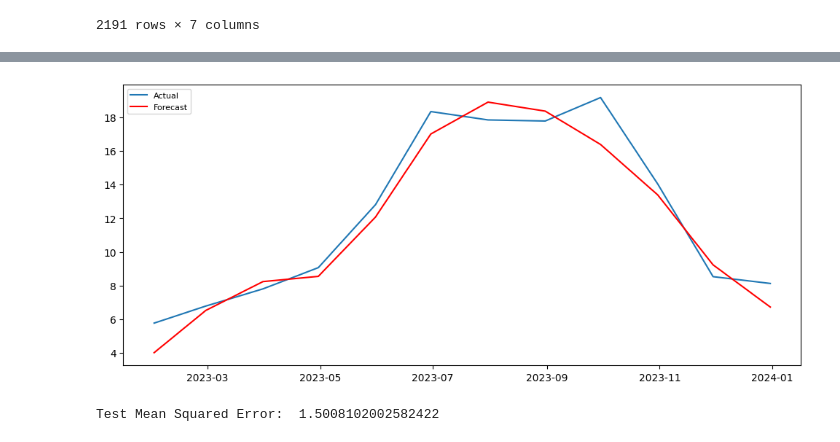
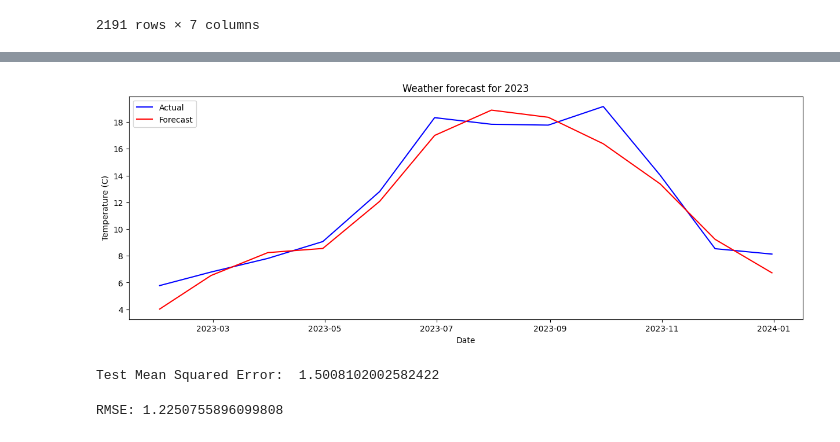
Before and after one commit to Zdanekk/Project_weather, a Jupyter notebook: Notebooks/arima_model.ipynb, the cells around one changed output, grey strips where cells are left out. Drawn from its saved outputs; the diff is of its cells as text; code cells hidden in the pictures.

```diff
--- a/Notebooks/arima_model.ipynb
+++ b/Notebooks/arima_model.ipynb
@@ -37,7 +34,9 @@ weather_df['pressure'] = weather_df['pressure'].astype(int)
 # %%
 temp_df = weather_df['avgtempC']
 # %%
-train_df = temp_df['2018':'2022'].resample('M').mean().fillna(method='pad')
-test_df = temp_df['2023':'2024'].resample('M').mean().fillna(method='pad')
+train_df = temp_df['2018':'2022'].resample('M').mean()
+test_df = temp_df['2023':'2024'].resample('M').mean()
 # %%
 model = pm.auto_arima(train_df, seasonal=True, m=12)
+# %%
+model.fit(train_df)
@@ -75,13 +78,22 @@ plt.show()
 # %%
-plt.figure(figsize=(12,5), dpi=100)
-plt.plot(test_df, label='Actual')
+plt.figure(figsize=(15,5))
+plt.plot(test_df, label='Actual',color='blue')
 plt.plot(forecast, label='Forecast', color='red')
-plt.legend(loc='upper left', fontsize=8)
+plt.title('Weather forecast for 2023')
+plt.xlabel('Date')
+plt.ylabel('Temperature (C)')
+plt.legend(loc='upper left', fontsize=10)
 plt.show()
 # %% [output]
-[figure, old version]
+[figure, new version]
 # %%
 error = mean_squared_error(test_df, forecast)
 print('Test Mean Squared Error: ',error)
 # %% [output]
 Test Mean Squared Error:  1.5008102002582422
+# %%
+# Obliczanie RMSE
+rmse = np.sqrt(mean_squared_error(test_df, forecast))
+print(f'RMSE: {rmse}')
+# %% [output]
+RMSE: 1.2250755896099808
```
Also changed, not shown: parts of 4 cells of this notebook.
